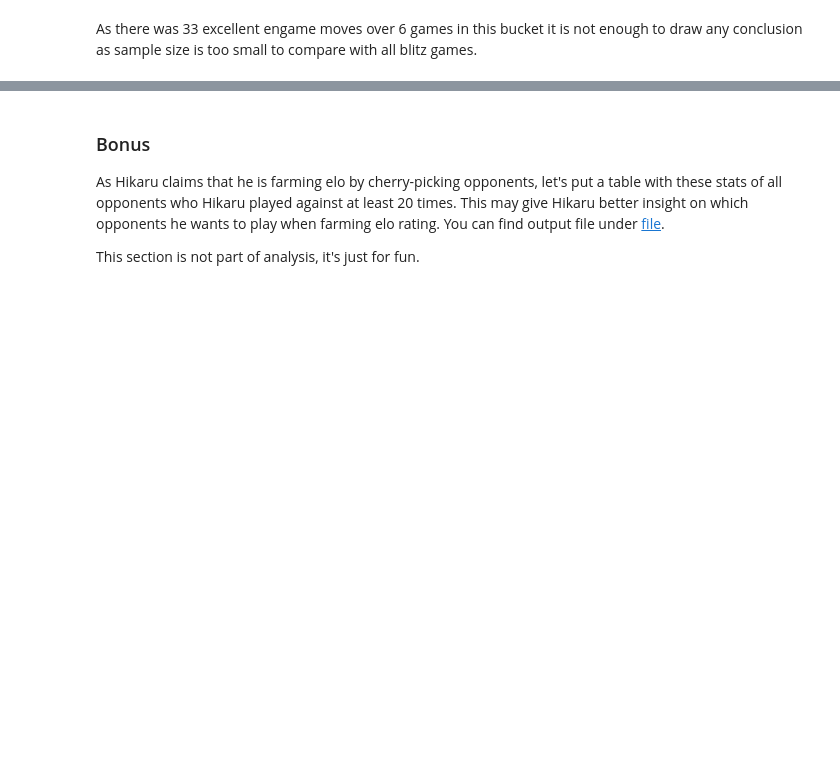
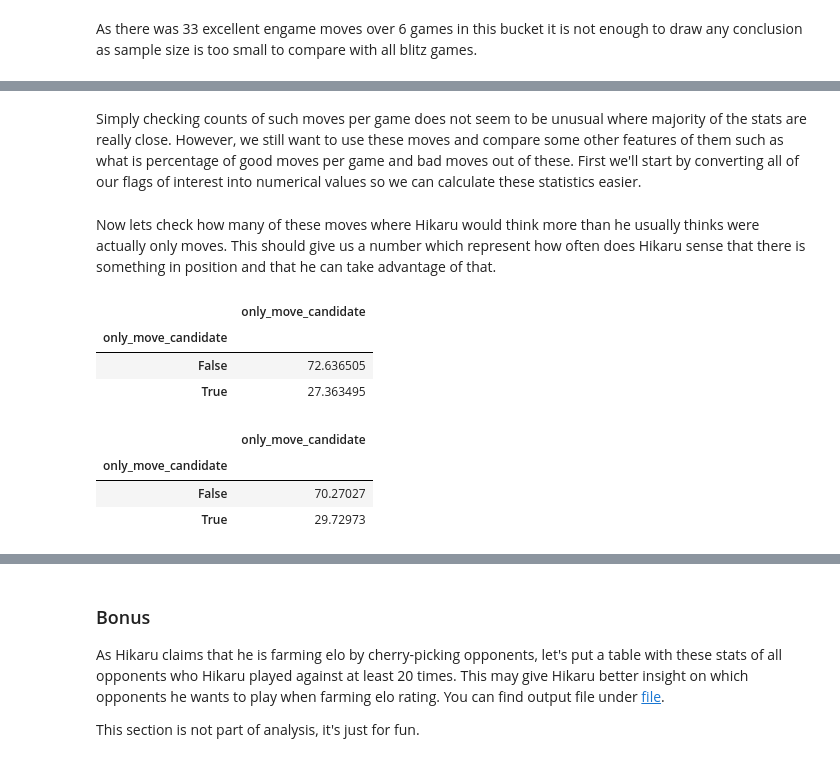
Before and after one commit to vzornic/hikaru-interesting-analysis, a Jupyter notebook: analysis.ipynb, the cells around one changed output, grey strips where cells are left out. Saved outputs shown, nothing was run; the diff lists cells and outputs as text; code cells hidden in the pictures; blank space fills up the shorter version.

```diff
--- a/analysis.ipynb
+++ b/analysis.ipynb
@@ -1024,0 +1159,2 @@ As there was 33 excellent engame moves over 6 games in this bucket it is not eno
+# %% [markdown]
+Simply checking counts of such moves per game does not seem to be unusual where majority of the stats are really close. However, we still want to use these moves and compare some other features of them such as what is percentage of good moves per game and bad moves out of these. First we'll start by converting all of our flags of interest into numerical values so we can calculate these statistics easier.
@@ -1024,0 +1176,16 @@ As there was 33 excellent engame moves over 6 games in this bucket it is not eno
+# %% [markdown]
+Now lets check how many of these moves where Hikaru would think more than he usually thinks were actually only moves. This should give us a number which represent how often does Hikaru sense that there is something in position and that he can take advantage of that.
+# %%
+moves_blitz_180_not_within_std[['only_move_candidate']].apply(lambda x: x.value_counts(normalize=True) * 100)
+# %% [output]
+|  | only_move_candidate |
+| only_move_candidate |  |
+| False | 72.636505 |
+| True | 27.363495 |
+# %%
+moves_not_within_std[['only_move_candidate']].apply(lambda x: x.value_counts(normalize=True) * 100)
+# %% [output]
+|  | only_move_candidate |
+| only_move_candidate |  |
+| False | 70.27027 |
+| True | 29.72973 |
```
Also changed, not shown: parts of 31 cells of this notebook.
